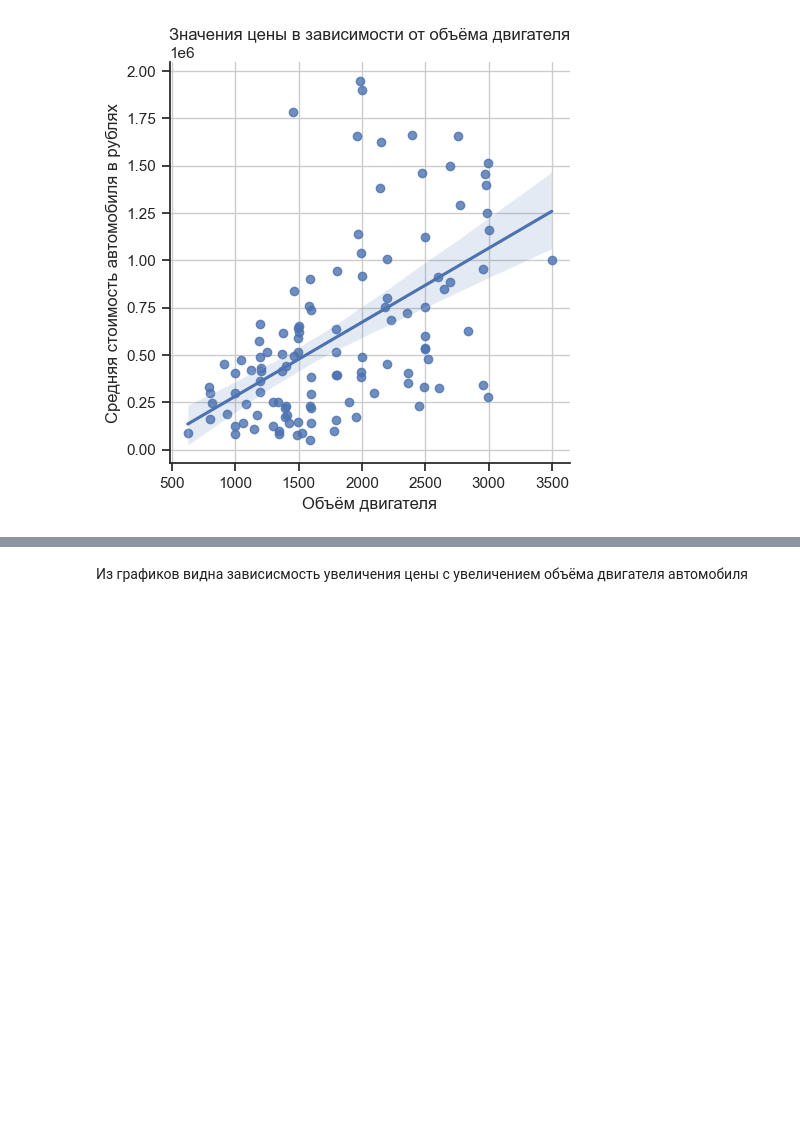
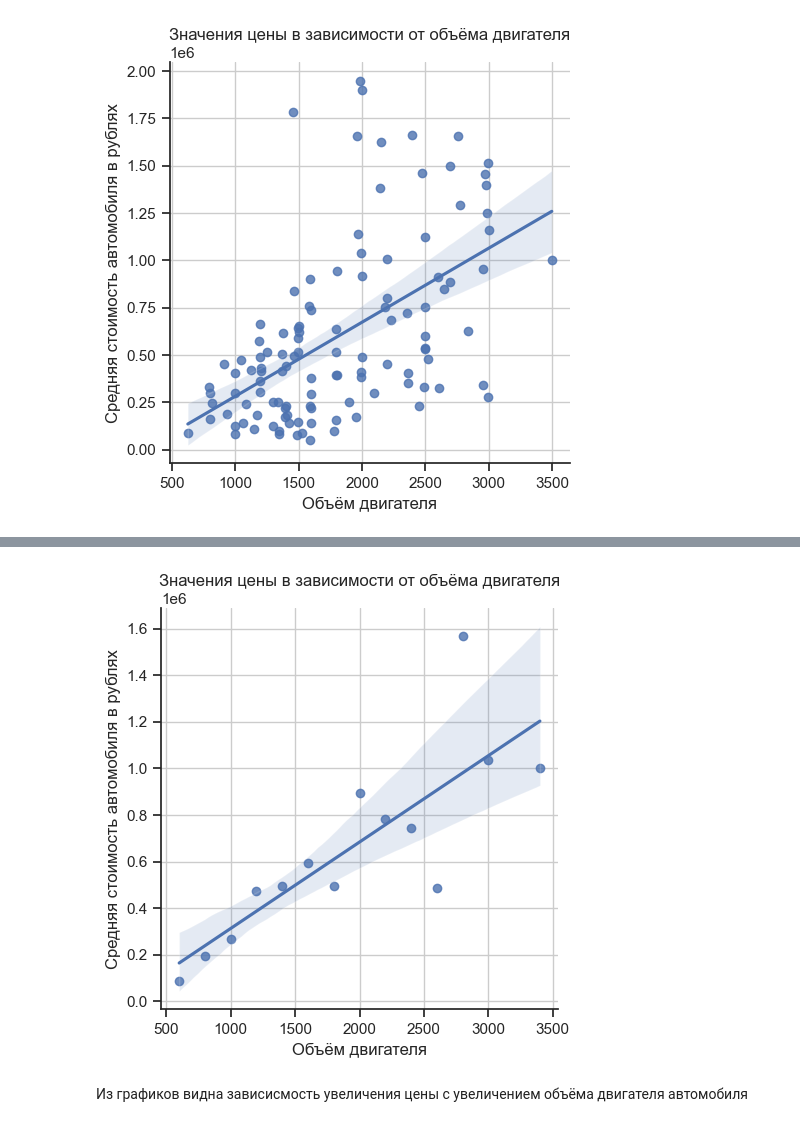
Before and after one commit to LlirikOknessu/tpu-8e21-ai-basis, a Jupyter notebook: Racheev/EDA_Racheev_1.01.ipynb, the cells around one changed output, grey strips where cells are left out. Saved outputs shown, nothing was run; the diff lists cells and outputs as text; code cells hidden in the pictures; blank space fills up the shorter version.

```diff
--- a/Racheev/EDA_Racheev_1.01.ipynb
+++ b/Racheev/EDA_Racheev_1.01.ipynb
@@ -2884,3 +2833,15 @@ plt.show()
+# %%
+#fig, ax = plt.subplots()
+#fig.figure()
+sns.set_theme(style="ticks")
+sns.lmplot(x='eng_val', y='sell_pr_mean', data=sell_pr_eng, height=5)
+plt.title('Значения цены в зависимости от объёма двигателя')
+plt.xlabel('Объём двигателя')
+plt.ylabel('Средняя стоимость автомобиля в рублях') #Подпись для оси y
+plt.grid()
+plt.show()
+# %% [output]
+[figure, added]
 # %% [markdown]
 Из графиков видна зависисмость увеличения цены с увеличением объёма двигателя автомобиля
 # %% [markdown]
```
Also changed, not shown: parts of 112 cells of this notebook, 14 other files.
